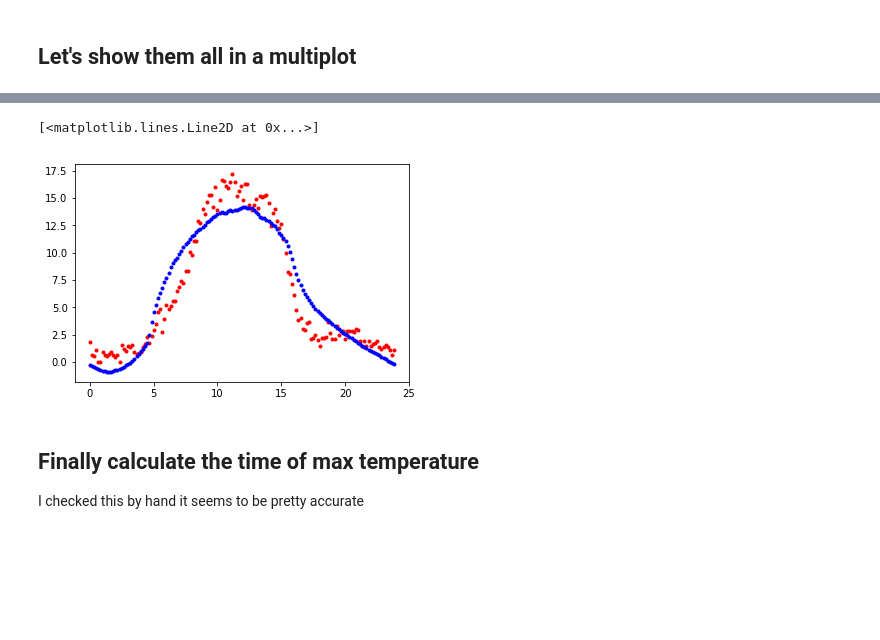
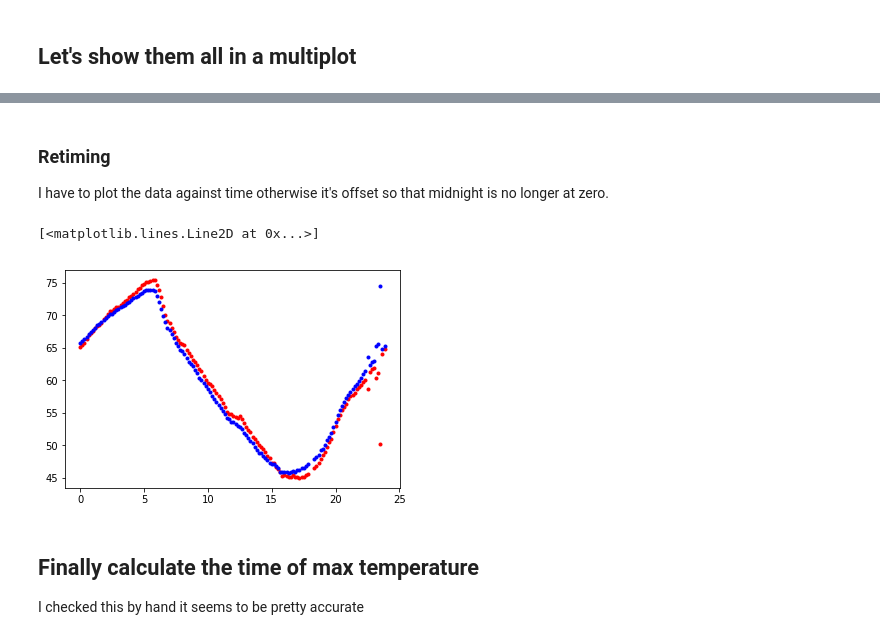
Before and after one commit to macbuse/ROMMA, a Jupyter notebook: romma_again.ipynb, the cells around one changed output, grey strips where cells are left out. Drawn from its saved outputs; the diff is of its cells as text; code cells hidden in the pictures; blank space fills up the shorter version.

```diff
--- a/romma_again.ipynb
+++ b/romma_again.ipynb
@@ -95,8 +95,7 @@ smh = 4
 voiron = 109
 orange = 54
 data = {}
-for k in [4,5,6]:
-
+for k in [5,6,109,44,4]:
     tt = get_station(ref_num=k)
     meteo = html2arrays(tt)
     data[k] = meteo
@@ -179,13 +178,13 @@ np.arange(12).reshape(3,4), np.sum(np.arange(12).reshape(3,4), axis=0)
         [ 4,  5,  6,  7],
         [ 8,  9, 10, 11]]), array([12, 15, 18, 21]))
 # %%
-npts = meteo['vent'].shape[0]
+npts = 4464
 ndays = npts//24//6
 
-cols = [ x for x in 'rgb']
+cols = [ x for x in 'rgbky']
 
-for k in [4,5,6]:
-    mm = data[k]['temp'].reshape(ndays, 24*6)/ndays
+for k in [4,5,6,109,44]:
+    mm = data[k]['hum'].reshape(ndays, 24*6)/ndays
     mm[mm>1000] = 0
     plt.plot(times, np.sum(mm, axis=0), cols.pop(0) + '.')
 # %% [output]
@@ -197,7 +196,7 @@ fig, axs = plt.subplots(2,2)
 #[axi.set_axis_off() for axi in axs.ravel()]
 fig.set_size_inches(8,8)
 
-meteo = data[6]
+meteo = data[109]
 npts = meteo['vent'].shape[0]
 ndays = npts//24//6
 
@@ -216,7 +217,11 @@ they seem to be correlated so let's do a linear regression to see if that is act
 # %%
 from scipy import stats
 
-x = data[4]
-X = np.sum( x['temp'].reshape(ndays, 24*6)/ndays, axis=0)
-Y = np.sum( x['rafale'].reshape(ndays, 24*6)/ndays, axis=0)
-vv = stats.linregress( X, Y)
+cors = {}
+for k in [4,5,6,109]:
+    x = data[k]
+    X = np.sum( x['temp'].reshape(ndays, 24*6)/ndays, axis=0)
+    Y = np.sum( x['hum'].reshape(ndays, 24*6)/ndays, axis=0)
+
+    mask = ~(np.isnan(X) | np.isnan(Y))
+    cors[k] = stats.linregress( X[mask], Y[mask])
@@ -227,11 +235,24 @@ LinregressResult(slope=1.167097062202778, intercept=-19.9472838123951, rvalue=0.
+# %% [markdown]
+### Retiming
+
+I have to plot the data against time otherwise it's offset
+so that midnight is no longer at zero.
 # %%
+k = 109
+
+vv = cors[k]
 a, b = vv.slope, vv.intercept
 
+x = data[k]
+X = np.sum( x['temp'].reshape(ndays, 24*6)/ndays, axis=0)
+Y = np.sum( x['hum'].reshape(ndays, 24*6)/ndays, axis=0)
+
 plt.plot(times,Y,'r.')
-plt.plot(times, a*X +b, 'b.')
+#plt.plot(times,X,'g.')
+plt.plot(times, a*X + b, 'b.')
 # %% [output]
 [<matplotlib.lines.Line2D at 0x...>]
-[figure, old version]
+[figure, new version]
 # %% [markdown]
 ## Finally calculate the time of max temperature
 
```
Also changed, not shown: parts of 10 cells of this notebook, 3 other files.
